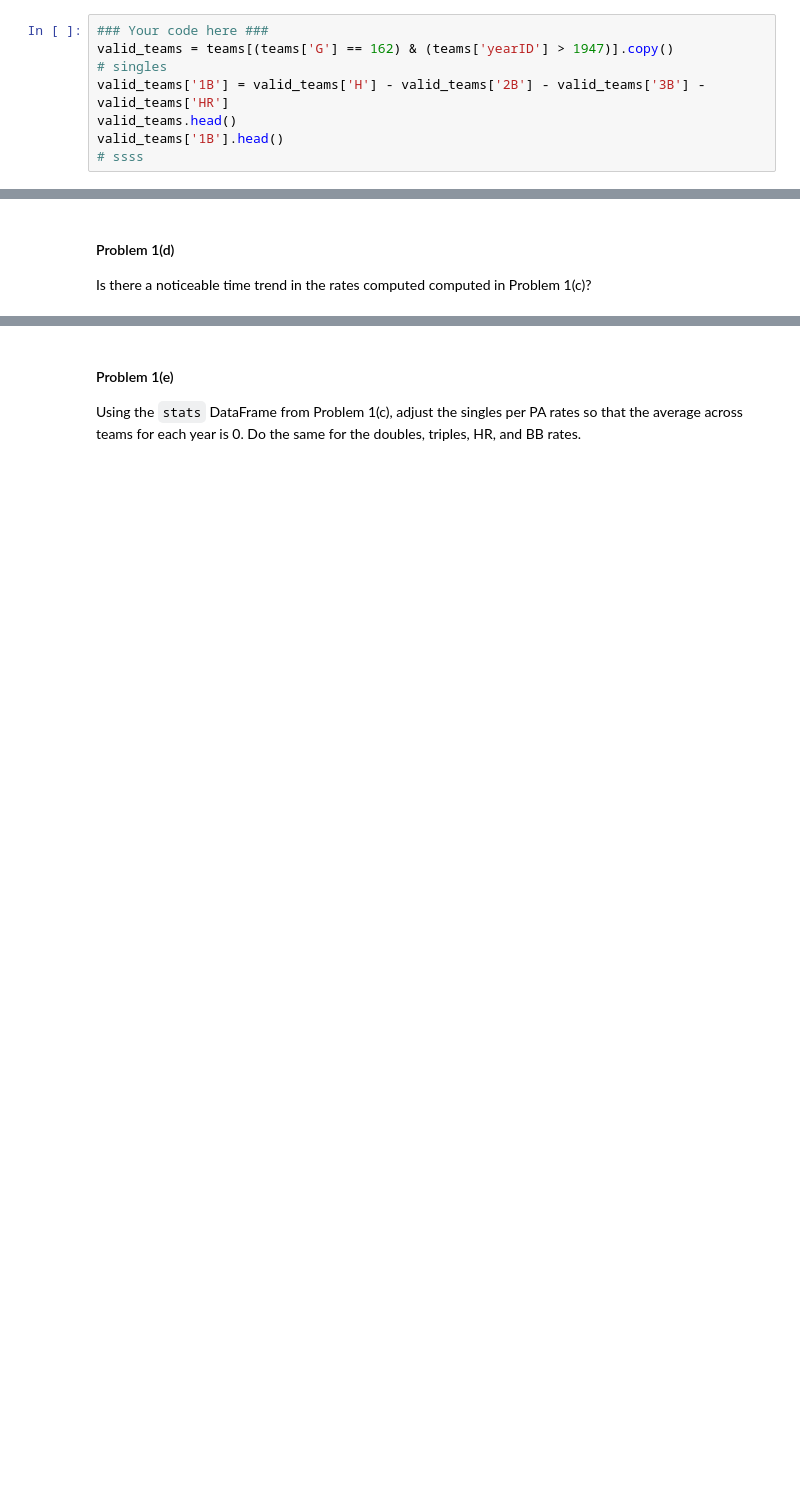
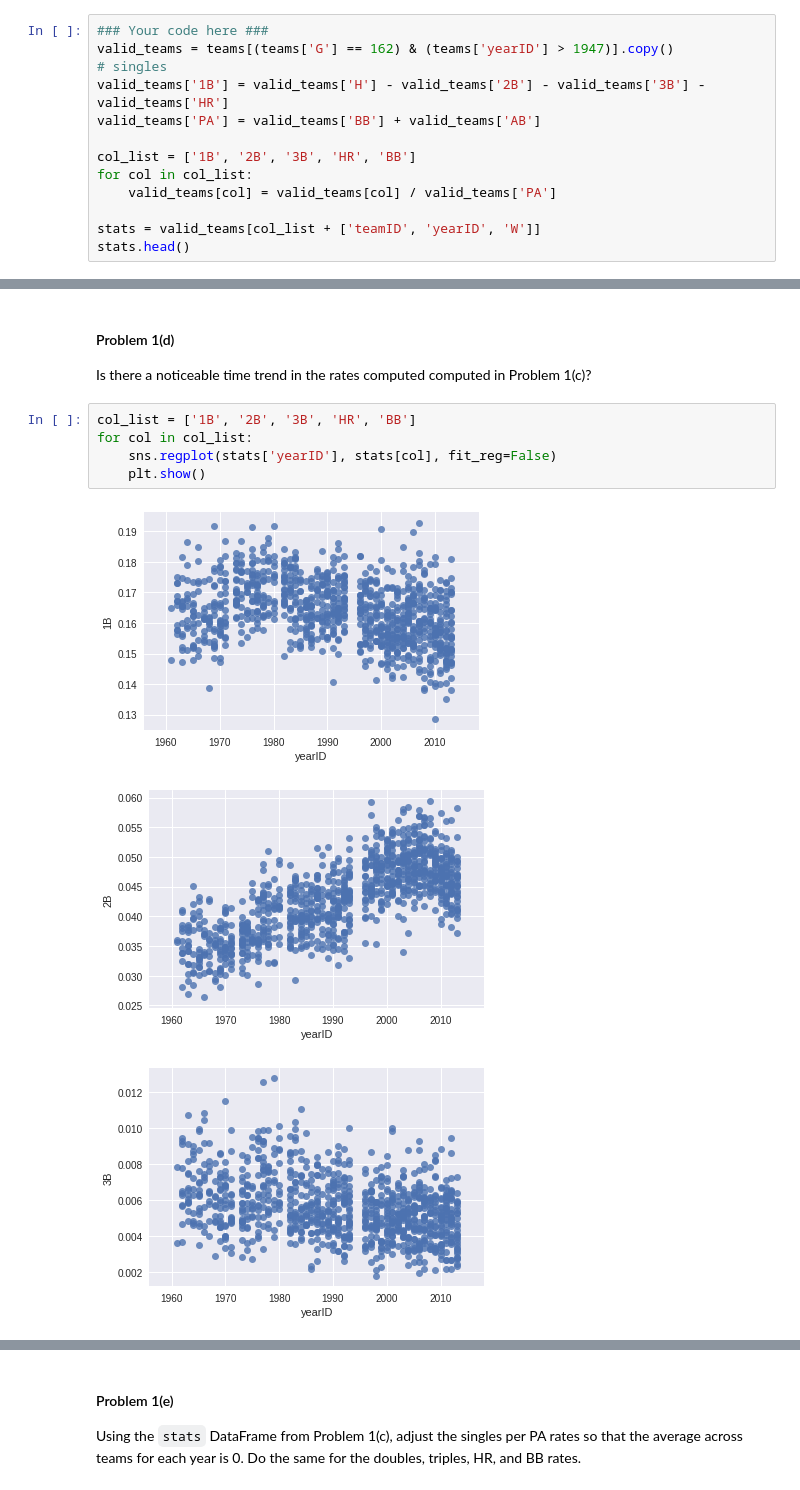
Before and after one commit to dndln/2014, a Jupyter notebook: homework/HW3_working.ipynb, the cells around one changed output, grey strips where cells are left out. Drawn from its saved outputs; the diff is of its cells as text; blank space fills up the shorter version.

```diff
--- a/homework/HW3_working.ipynb
+++ b/homework/HW3_working.ipynb
@@ -122,7 +122,12 @@ Now, consider only team/season combinations in which the teams played 162 Games.
 valid_teams = teams[(teams['G'] == 162) & (teams['yearID'] > 1947)].copy()
 # singles
 valid_teams['1B'] = valid_teams['H'] - valid_teams['2B'] - valid_teams['3B'] - valid_teams['HR']
-valid_teams.head()
-valid_teams['1B'].head()
-# ssss
+valid_teams['PA'] = valid_teams['BB'] + valid_teams['AB']
+
+col_list = ['1B', '2B', '3B', 'HR', 'BB']
+for col in col_list:
+    valid_teams[col] = valid_teams[col] / valid_teams['PA']
+
+stats = valid_teams[col_list + ['teamID', 'yearID', 'W']]
+stats.head()
 # %% [output]
@@ -136,3 +141,12 @@ Name: 1B, dtype: int64
 #### Problem 1(d)
 
 Is there a noticeable time trend in the rates computed computed in Problem 1(c)?
+# %%
+col_list = ['1B', '2B', '3B', 'HR', 'BB']
+for col in col_list:
+    sns.regplot(stats['yearID'], stats[col], fit_reg=False)
+    plt.show()
+# %% [output]
+[figure, added]
+[figure, added]
+[figure, added]
```
Also changed, not shown: parts of 15 cells of this notebook, 1 other file.
